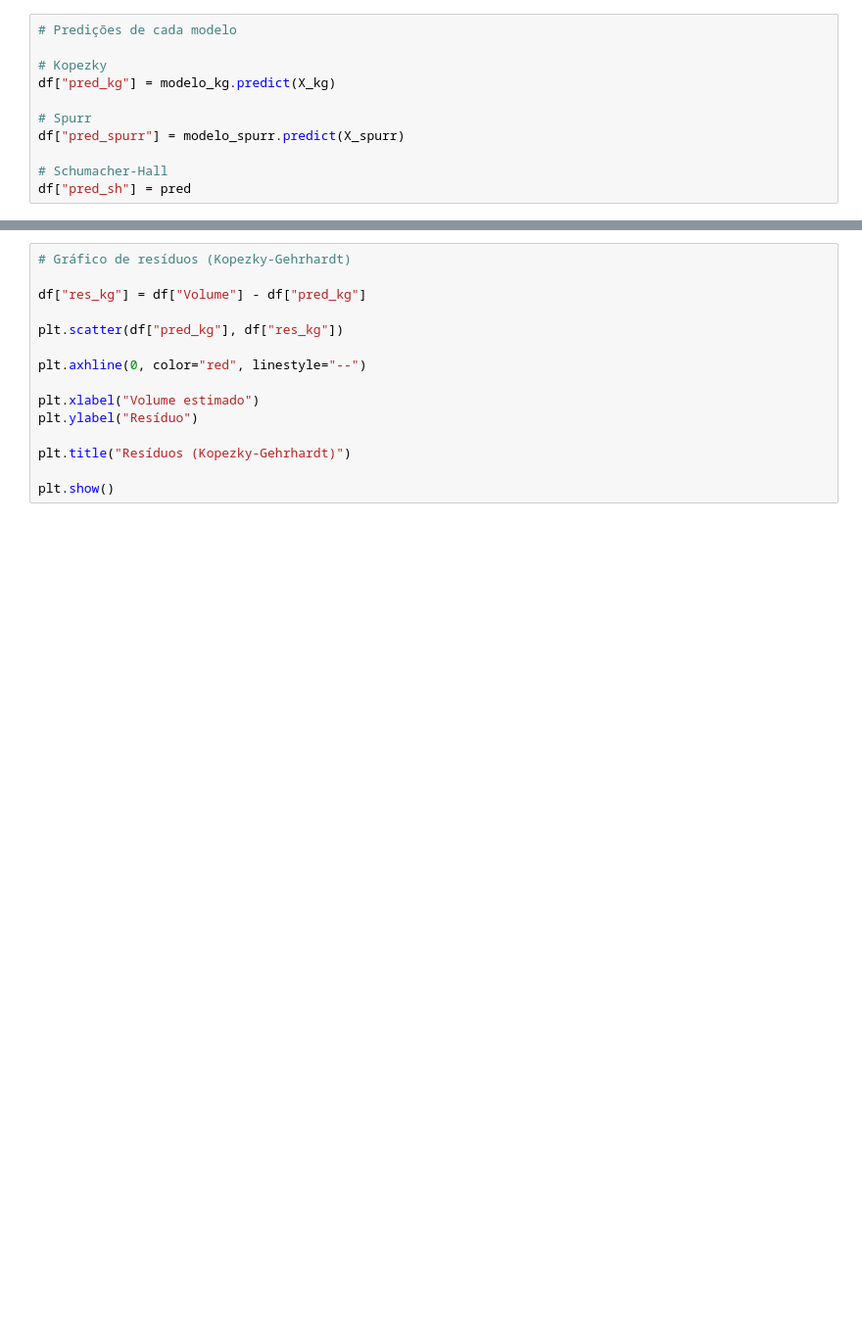
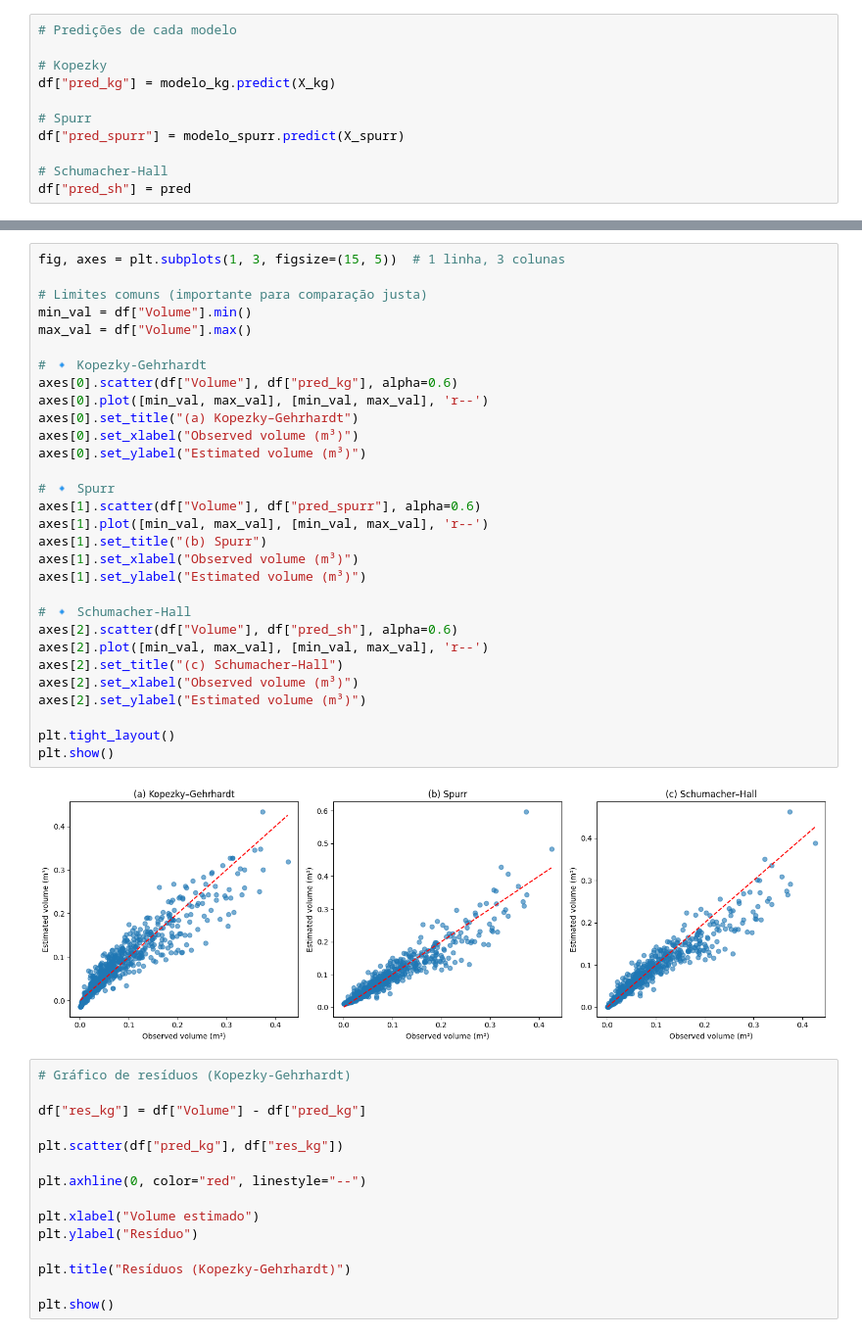
Before and after one commit to sidneyroberto/estimativa-volume-mogno-africando, a Jupyter notebook: analise_volume.ipynb, the cells around one changed output, grey strips where cells are left out. Shown at 98% size. Drawn from its saved outputs; the diff is of its cells as text; blank space fills up the shorter version.

```diff
--- a/analise_volume.ipynb
+++ b/analise_volume.ipynb
@@ -309,3 +309,35 @@ plt.show()
+# %%
+fig, axes = plt.subplots(1, 3, figsize=(15, 5))  # 1 linha, 3 colunas
+
+# Limites comuns (importante para comparação justa)
+min_val = df["Volume"].min()
+max_val = df["Volume"].max()
+
+# 🔹 Kopezky-Gehrhardt
+axes[0].scatter(df["Volume"], df["pred_kg"], alpha=0.6)
+axes[0].plot([min_val, max_val], [min_val, max_val], 'r--')
+axes[0].set_title("(a) Kopezky–Gehrhardt")
+axes[0].set_xlabel("Observed volume (m³)")
+axes[0].set_ylabel("Estimated volume (m³)")
+
+# 🔹 Spurr
+axes[1].scatter(df["Volume"], df["pred_spurr"], alpha=0.6)
+axes[1].plot([min_val, max_val], [min_val, max_val], 'r--')
+axes[1].set_title("(b) Spurr")
+axes[1].set_xlabel("Observed volume (m³)")
+axes[1].set_ylabel("Estimated volume (m³)")
+
+# 🔹 Schumacher-Hall
+axes[2].scatter(df["Volume"], df["pred_sh"], alpha=0.6)
+axes[2].plot([min_val, max_val], [min_val, max_val], 'r--')
+axes[2].set_title("(c) Schumacher–Hall")
+axes[2].set_xlabel("Observed volume (m³)")
+axes[2].set_ylabel("Estimated volume (m³)")
+
+plt.tight_layout()
+plt.show()
+# %% [output]
+[figure, added]
 # %%
 # Gráfico de resíduos (Kopezky-Gehrhardt)
 
```
Also changed, not shown: parts of 10 cells of this notebook, 4 other files.
